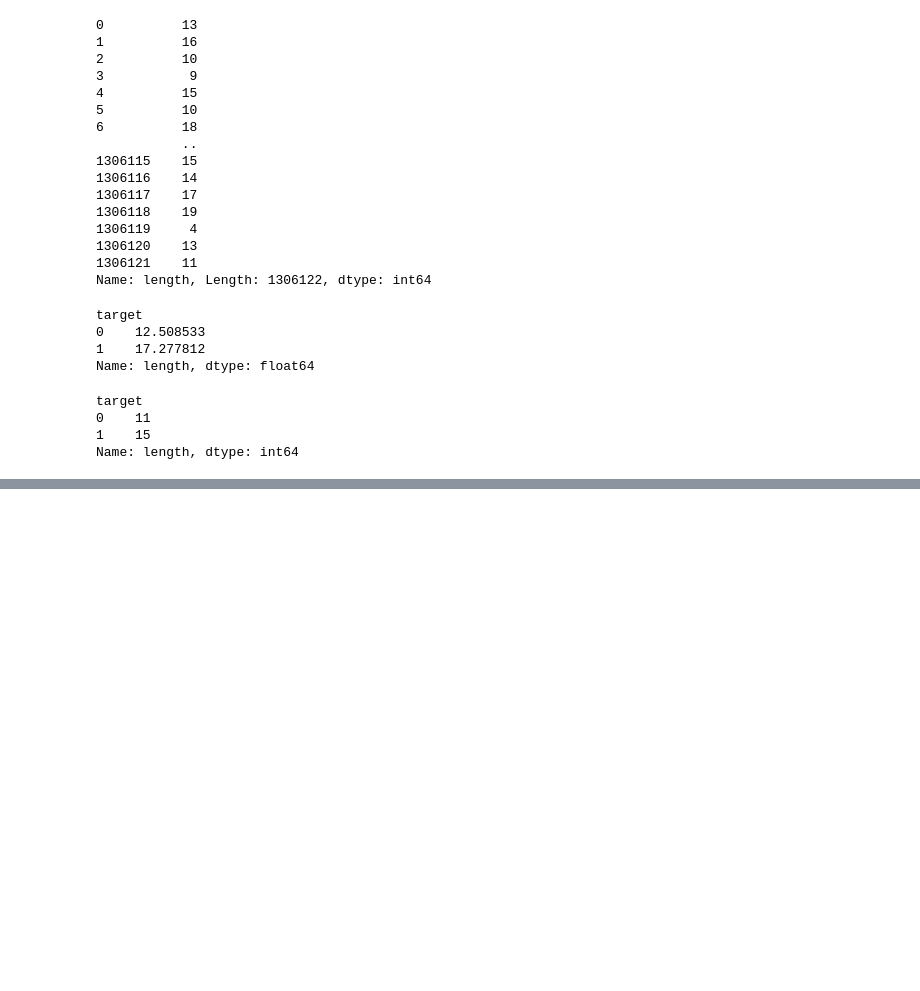
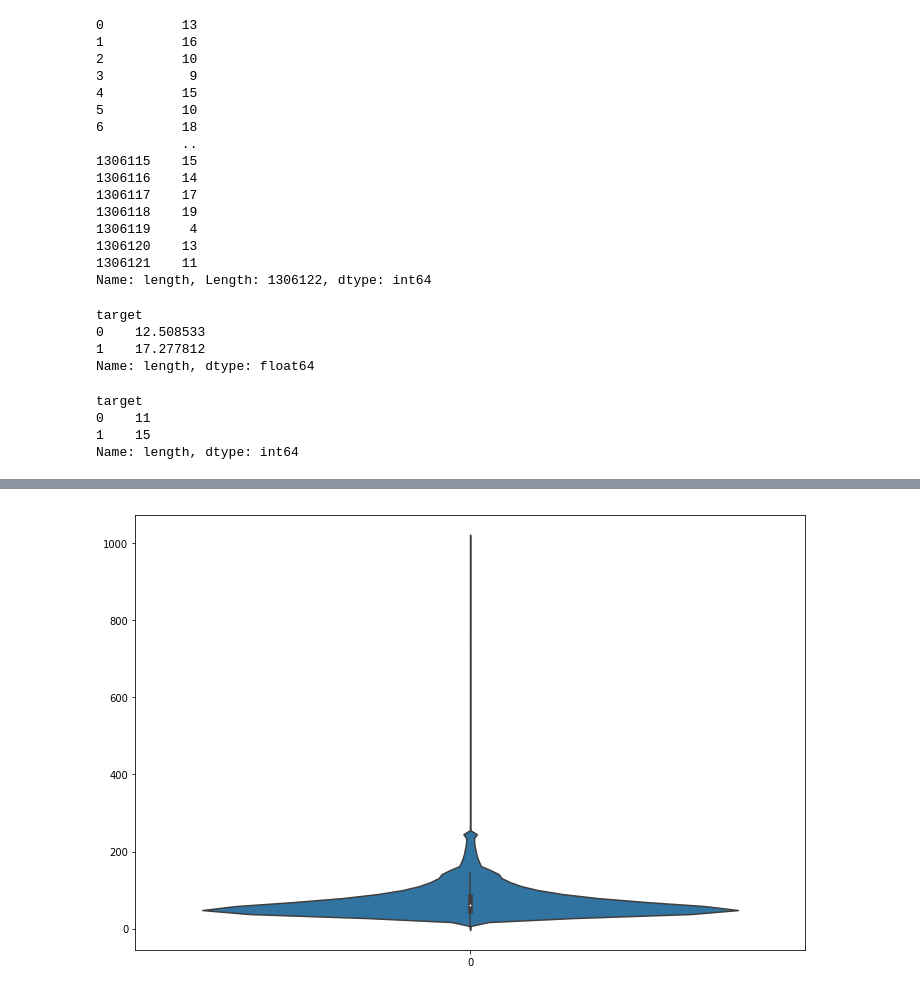
Before and after one commit to diwakarmalla/quora_insincere_ques_classification, a Jupyter notebook: notebooks/eda.ipynb, the cells around one changed output, grey strips where cells are left out. Saved outputs shown, nothing was run; the diff lists cells and outputs as text; code cells hidden in the pictures; blank space fills up the shorter version.

```diff
--- a/notebooks/eda.ipynb
+++ b/notebooks/eda.ipynb
@@ -117,0 +202,6 @@ df_train['question_text'].str.split().value_counts()
+# %%
+plt.figure(figsize=(12,8))
+sns.violinplot(data=df_train['num_chars'])
+plt.show()
+# %% [output]
+[figure, added]
```
Also changed, not shown: parts of 28 cells of this notebook.
